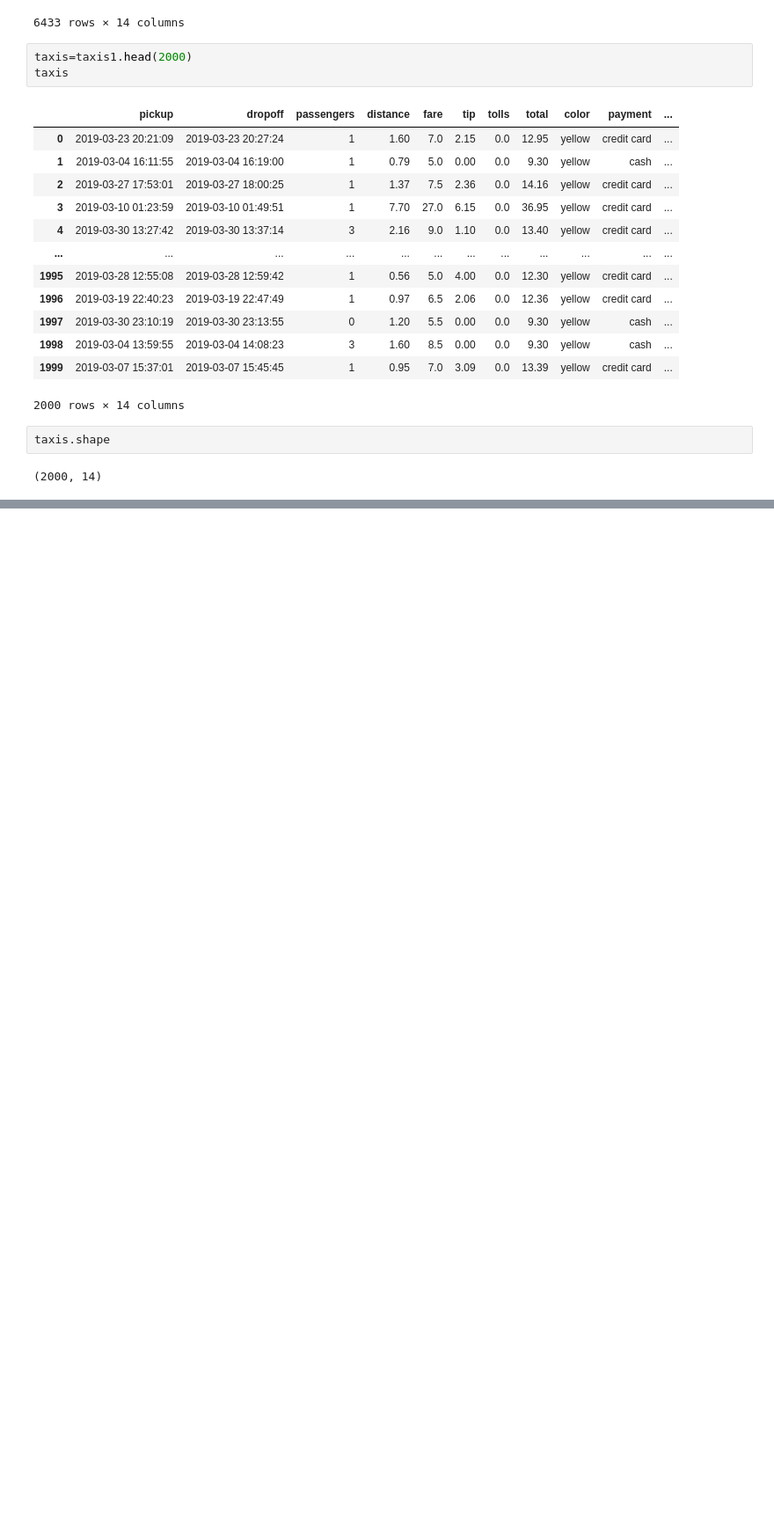
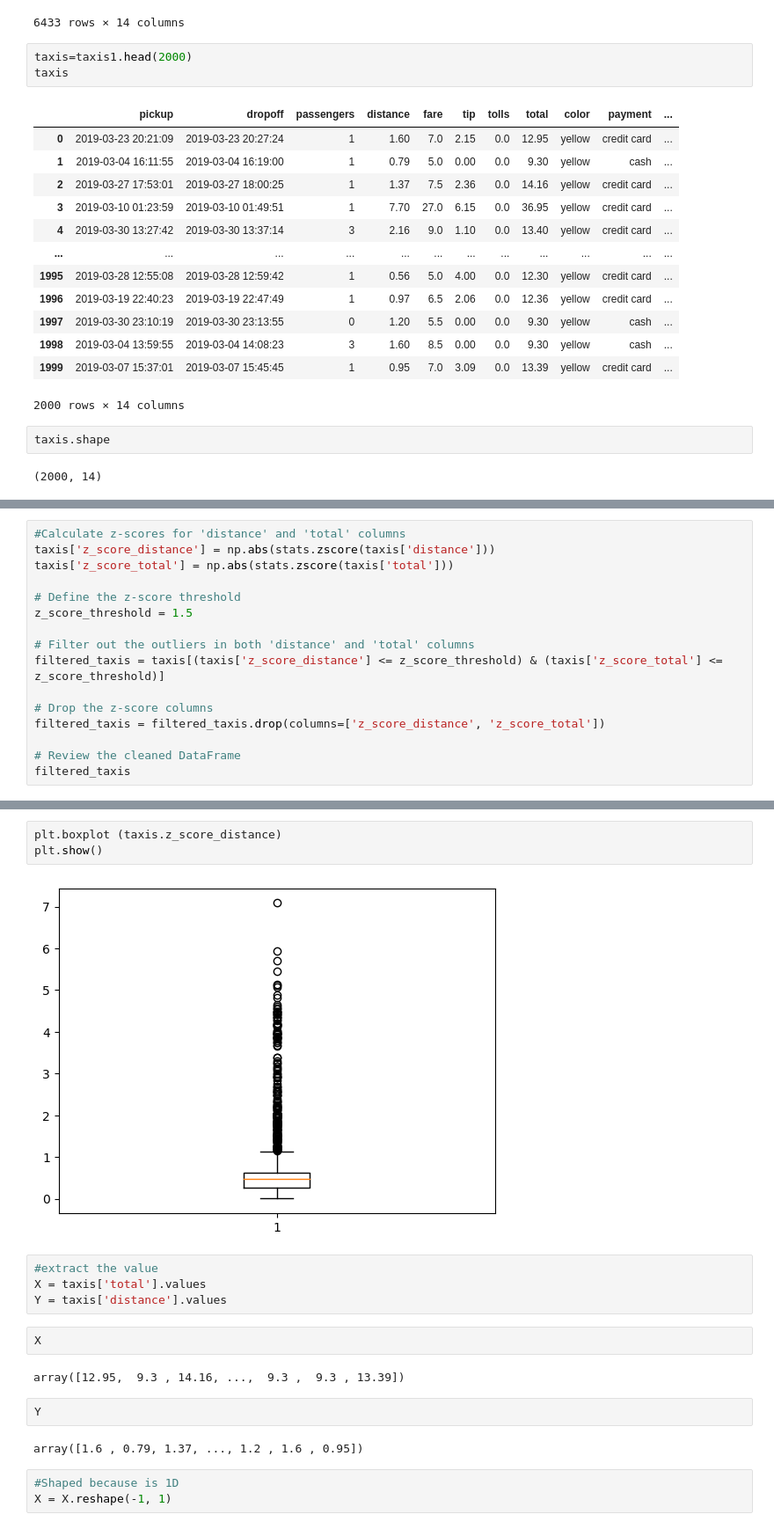
Before and after one commit to Olahubert/ML-Foundation, a Jupyter notebook: L Regression 3.ipynb, the cells around one changed output, grey strips where cells are left out. Shown: that part at 88% size. Cells and saved outputs as stored; diff of their text form; blank space fills up the shorter version.

```diff
--- a/L Regression 3.ipynb
+++ b/L Regression 3.ipynb
@@ -74,0 +85,16 @@ plt.boxplot(taxis.distance)
+# %%
+#Calculate z-scores for 'distance' and 'total' columns
+taxis['z_score_distance'] = np.abs(stats.zscore(taxis['distance']))
+taxis['z_score_total'] = np.abs(stats.zscore(taxis['total']))
+
+# Define the z-score threshold
+z_score_threshold = 1.5
+
+# Filter out the outliers in both 'distance' and 'total' columns
+filtered_taxis = taxis[(taxis['z_score_distance'] <= z_score_threshold) & (taxis['z_score_total'] <= z_score_threshold)]
+
+# Drop the z-score columns
+filtered_taxis = filtered_taxis.drop(columns=['z_score_distance', 'z_score_total'])
+
+# Review the cleaned DataFrame
+filtered_taxis
@@ -74,0 +141,20 @@ plt.boxplot(taxis.distance)
+# %%
+plt.boxplot (taxis.z_score_distance)
+plt.show()
+# %% [output]
+[figure, added]
+# %%
+#extract the value
+X = taxis['total'].values
+Y = taxis['distance'].values
+# %%
+X
+# %% [output]
+array([12.95,  9.3 , 14.16, ...,  9.3 ,  9.3 , 13.39])
+# %%
+Y
+# %% [output]
+array([1.6 , 0.79, 1.37, ..., 1.2 , 1.6 , 0.95])
+# %%
+#Shaped because is 1D
+X = X.reshape(-1, 1)
```
Also changed, not shown: parts of 29 cells of this notebook, 3 other files.
